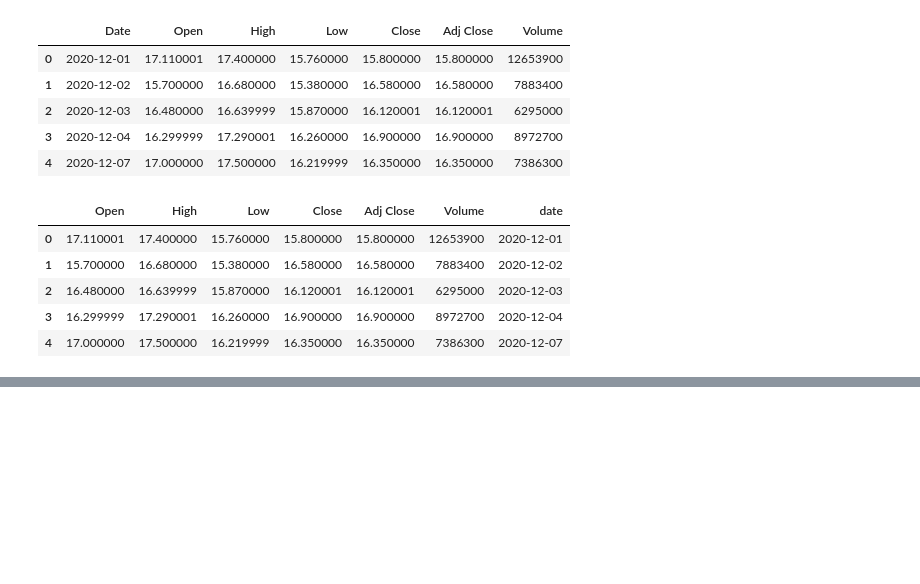
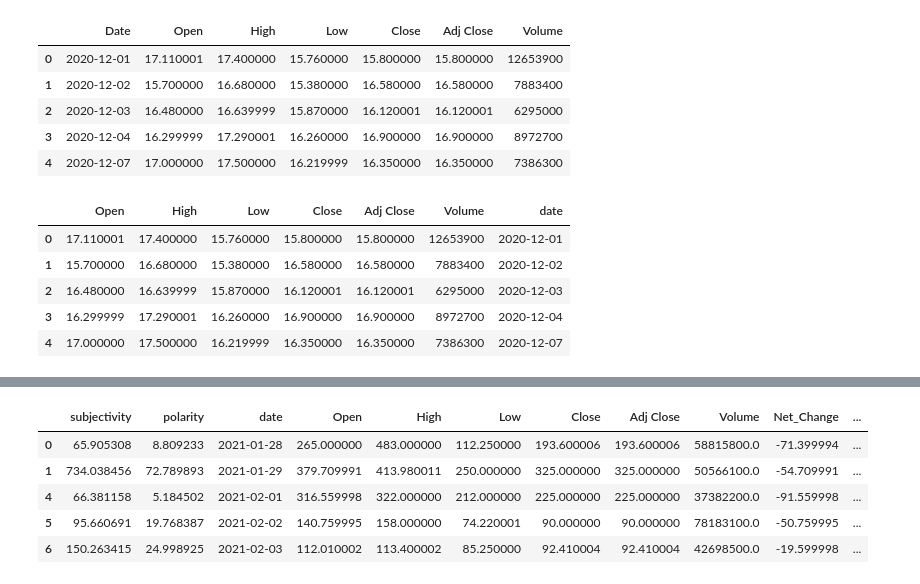
Before and after one commit to LukeMotley/Capstone_Project, a Jupyter notebook: Mongo_DB_GME_Sentiment.ipynb, the cells around one changed output, grey strips where cells are left out. Drawn from its saved outputs; the diff is of its cells as text; code cells hidden in the pictures; blank space fills up the shorter version.

```diff
--- a/Mongo_DB_GME_Sentiment.ipynb
+++ b/Mongo_DB_GME_Sentiment.ipynb
@@ -238,0 +206,3 @@ db.GME_Data.insert_many(GME_Mongo)
+# %%
+reddit_gme_df = reddit_clean_df2.merge(GME_df, on='date', how='left')
+reddit_gme_df.head()
@@ -238,0 +216,3 @@ db.GME_Data.insert_many(GME_Mongo)
+# %%
+reddit_gme_df = reddit_gme_df.dropna()
+reddit_gme_df.head()
@@ -238,0 +226,11 @@ db.GME_Data.insert_many(GME_Mongo)
+# %%
+reddit_gme_df['Net_Change']= (reddit_gme_df['Close']-reddit_gme_df['Open'])
+reddit_gme_df['Percent_Change']= (reddit_gme_df['Close']-reddit_gme_df['Open'])/reddit_gme_df['Open']
+reddit_gme_df.head()
+# %% [output]
+|  | subjectivity | polarity | date | Open | High | Low | Close | Adj Close | Volume | Net_Change | ... |
+| 0 | 65.905308 | 8.809233 | 2021-01-28 | 265.000000 | 483.000000 | 112.250000 | 193.600006 | 193.600006 | 58815800.0 | -71.399994 | ... |
+| 1 | 734.038456 | 72.789893 | 2021-01-29 | 379.709991 | 413.980011 | 250.000000 | 325.000000 | 325.000000 | 50566100.0 | -54.709991 | ... |
+| 4 | 66.381158 | 5.184502 | 2021-02-01 | 316.559998 | 322.000000 | 212.000000 | 225.000000 | 225.000000 | 37382200.0 | -91.559998 | ... |
+| 5 | 95.660691 | 19.768387 | 2021-02-02 | 140.759995 | 158.000000 | 74.220001 | 90.000000 | 90.000000 | 78183100.0 | -50.759995 | ... |
+| 6 | 150.263415 | 24.998925 | 2021-02-03 | 112.010002 | 113.400002 | 85.250000 | 92.410004 | 92.410004 | 42698500.0 | -19.599998 | ... |
```
Also changed, not shown: parts of 9 cells of this notebook, 1 other file.
